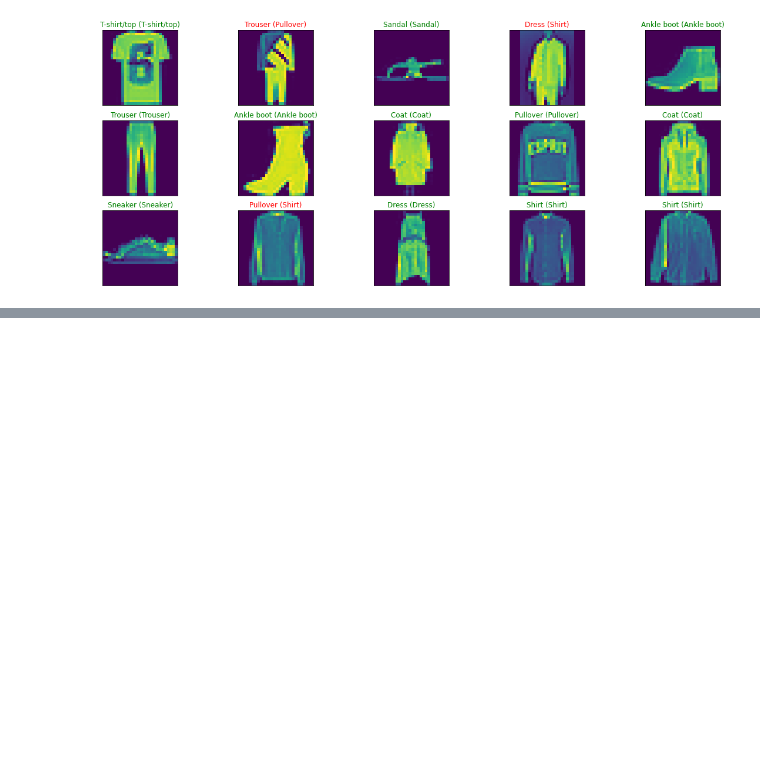
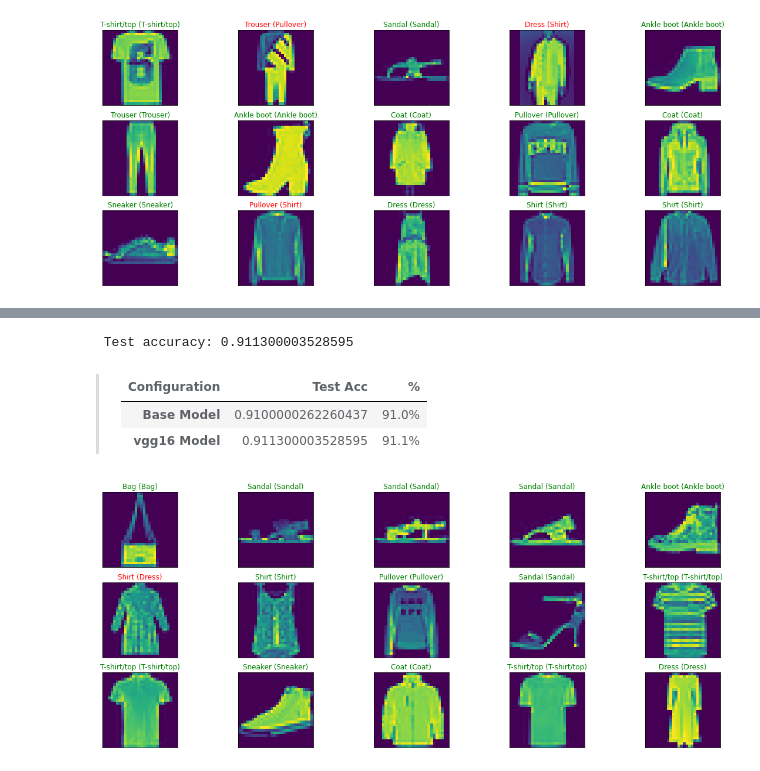
Before and after one commit to 4nchez/Colab-Jupiter, a Jupyter notebook: Fashion_MNIST.ipynb, the cells around one changed output, grey strips where cells are left out. Cells and saved outputs as stored; diff of their text form; code cells hidden in the pictures; blank space fills up the shorter version.

Commit message:
test acc 91.1%

```diff
--- a/Fashion_MNIST.ipynb
+++ b/Fashion_MNIST.ipynb
@@ -208,0 +349,10 @@ for i, index in enumerate(np.random.choice(x_test.shape[0], size=15, replace=Fal
+# %%
+from keras.callbacks import ModelCheckpoint
+
+checkpointer = ModelCheckpoint(filepath='model.weights.best.hdf5', verbose = 1, save_best_only=True)
+vgg16_model.fit(x_train,
+         y_train,
+         batch_size=64,
+         epochs=10,
+         validation_data=(x_valid, y_valid),
+         callbacks=[checkpointer])
@@ -208,0 +378,32 @@ for i, index in enumerate(np.random.choice(x_test.shape[0], size=15, replace=Fal
+# %%
+# 가장 높은 검증 정확도의 가중치 불러오기
+vgg16_model.load_weights('model.weights.best.hdf5')
+# 테스트 셋을 통해 모델 평가
+score = vgg16_model.evaluate(x_test, y_test, verbose=0)
+
+# 테스트 정확도
+print('\n', 'Test accuracy:', score[1])
+# %% [output]
+ Test accuracy: 0.911300003528595
+# %% [markdown]
+>Configuration | Test Acc | %
+>:---|:---:|:---:|
+>**Base Model**|0.9100000262260437 | 91.0%
+>**vgg16 Model**|0.911300003528595 | 91.1%
+# %%
+y_hat = vgg16_model.predict(x_test)
+
+# 무작위 샘플로 15 개의 테스트 이미지와 예측 레이블 및 실제 레이블을 그려줍니다.
+figure = plt.figure(figsize=(20, 8))
+for i, index in enumerate(np.random.choice(x_test.shape[0], size=15, replace=False)):
+    ax = figure.add_subplot(3, 5, i + 1, xticks=[], yticks=[])
+    # 각각의 이미지를 보여줌
+    ax.imshow(np.squeeze(x_test[index]))
+    predict_index = np.argmax(y_hat[index])
+    true_index = np.argmax(y_test[index])
+    # 각각의 이미지에 예측레이블 (실제레이블) 표시
+    ax.set_title("{} ({})".format(fashion_mnist_labels[predict_index],
+                                  fashion_mnist_labels[true_index]),
+                                  color=("green" if predict_index == true_index else "red"))
+# %% [output]
+[figure, added]
```
Also changed, not shown: parts of 8 cells of this notebook.
